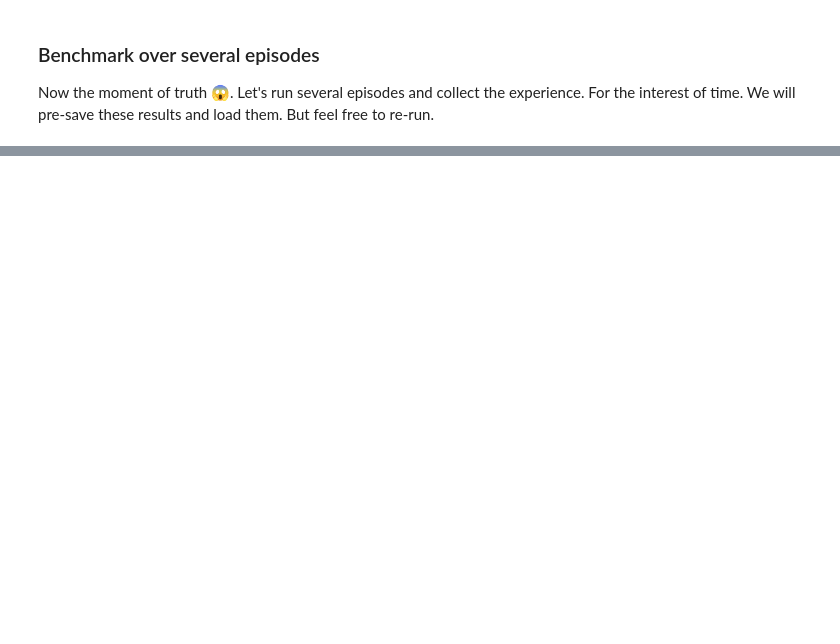
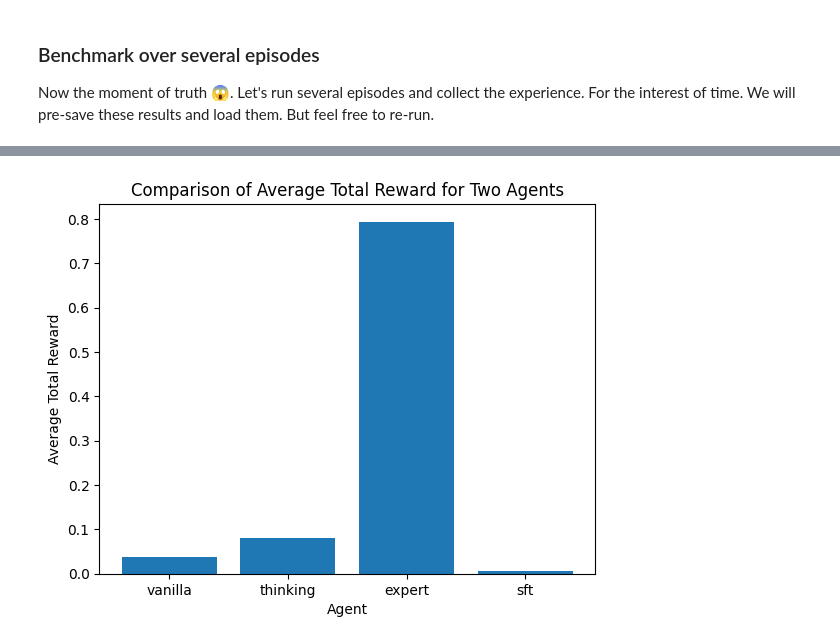
Before and after one commit to nickhalmagyi/hdsi-winter-workshop, a Jupyter notebook: llm-agents-part2.ipynb, the cells around one changed output, grey strips where cells are left out. Saved outputs shown, nothing was run; the diff lists cells and outputs as text; code cells hidden in the pictures; blank space fills up the shorter version.

```diff
--- a/llm-agents-part2.ipynb
+++ b/llm-agents-part2.ipynb
@@ -691,0 +852,7 @@ In many problems, it is possible to collect demonstration data and learned an op
+# %%
+# 1. Combine all the data
+data_list = []
+for ep in episodes["expert"]:
+    for prompt, _, action, _ in ep["data"]:
+        data_list.append({"prompt": prompt, "action": action})
+data_list[0]
@@ -691,0 +1001,16 @@ In many problems, it is possible to collect demonstration data and learned an op
+# %%
+# Combine LORA adapter with the original LLM weights
+model_merged = model_lora.merge_and_unload()
+
+# Run eval loop with fine-tuned model
+new_episodes = {"sft": []}
+num_episodes_per_agent = 20
+
+for ep in range(num_episodes_per_agent):
+    printmd(f"#### Episode {ep}")
+    memory, data, total_reward = episode_rollout(model_merged, gameFold="test", thinking=False)
+    new_episodes['sft'].append({"ep": ep, "total_reward": total_reward, "memory": memory, "data": data})
+
+# save results
+with open(f"{target_dir}/episodes_sft_agent.json", "w") as f:
+    json.dump(new_episodes, f)
@@ -691,0 +1051,22 @@ In many problems, it is possible to collect demonstration data and learned an op
+# %%
+import numpy as np
+import matplotlib.pyplot as plt
+
+episodes = episodes | new_episodes
+
+avg_rewards = {
+    a: np.mean([ep["total_reward"] for ep in episodes[a]])
+    for a in episodes.keys()
+}
+
+# make a bar chart
+agents = list(avg_rewards.keys())
+rewards = list(avg_rewards.values())
+
+plt.bar(agents, rewards)
+plt.xlabel("Agent")
+plt.ylabel("Average Total Reward")
+plt.title("Comparison of Average Total Reward for Two Agents")
+plt.show()
+# %% [output]
+[figure, added]
```
Also changed, not shown: parts of 34 cells of this notebook, 4 other files.
